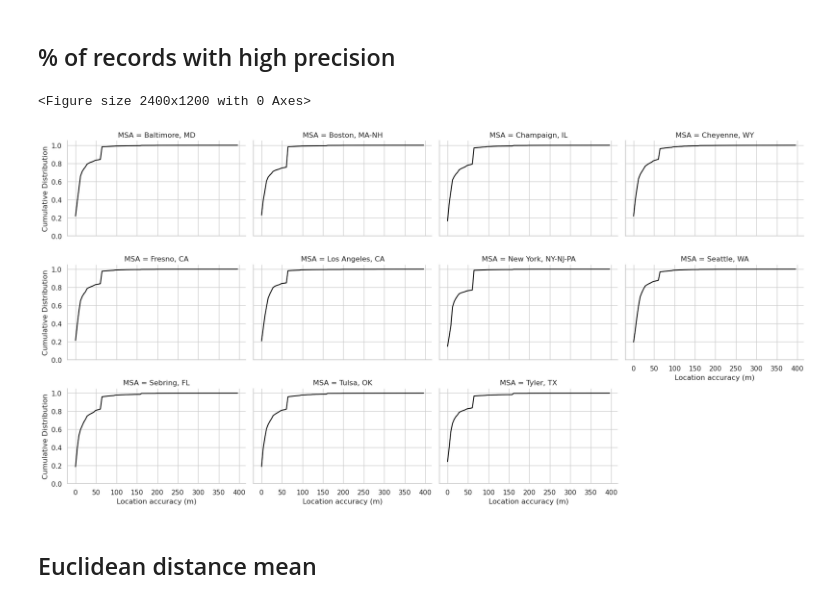
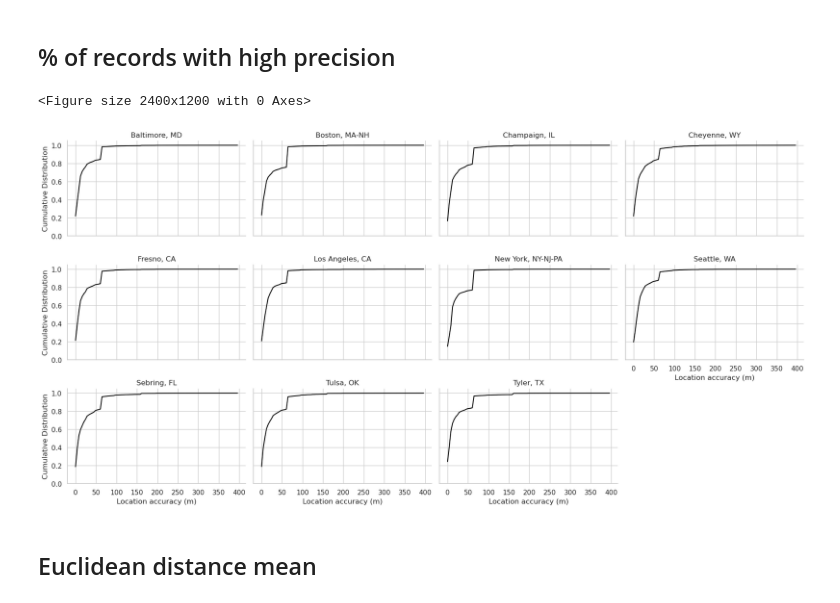
Before and after one commit to bigdata4mobility/reviewpaper, a Jupyter notebook: xinhua/02-plot.ipynb, the cells around one changed output. Saved outputs shown, nothing was run; the diff lists cells and outputs as text; code cells hidden in the pictures.

```diff
--- a/xinhua/02-plot.ipynb
+++ b/xinhua/02-plot.ipynb
@@ -281,35 +281,35 @@ acc_df['MSA'] = acc_df['MSA'].map(MSA_dict)
 acc_df = acc_df[acc_df['acc'] >= 0]
 acc_df['acc'] = pd.to_numeric(acc_df['acc'], errors='coerce')
 acc_df.dropna(subset=['acc'], inplace=True)
 
 # Plot settings
 plt.figure(figsize=(12, 6), dpi=200)
 sns.set(style="whitegrid")
 g = sns.FacetGrid(acc_df, col="MSA", col_wrap=4, height=3, aspect=1.5)
 
 # Plotting function
 def cdf_plot(data, **kwargs):
     x = data['acc']
     if pd.api.types.is_numeric_dtype(x):
         bin_edges = np.linspace(0, 400, 100)
         hist, _ = np.histogram(x, bins=bin_edges)
         cumulative = np.cumsum(hist) / hist.sum()
         plt.plot(bin_edges[:-1], cumulative, **kwargs)
 
 # Apply the function to the DataFrame
 g.map_dataframe(cdf_plot,color='black')
-# g.set_titles("{col_name}")
+g.set_titles("{col_name}")
 g.set_axis_labels("Location accuracy (m)", "Cumulative Distribution")
 g.set(ylim=(0, 1.05))  # Extend ylim to show top boundary clearly
 g.fig.subplots_adjust(top=0.9)
 # g.fig.suptitle('CDFs of Accuracy by MSA', fontsize=16)
 plt.margins(y=0.05)  # Optional: adds margins
 plt.tight_layout()
 plt.savefig('Figures/CDFs_of_Accuracy_by_MSA.png')
 plt.show()
 # %% [output]
 <Figure size 2400x1200 with 0 Axes>
-[figure, old version]
+[figure, new version]
 # %% [markdown]
 ## Euclidean distance mean
 # %%
```
Also changed, not shown: 1 other file.
